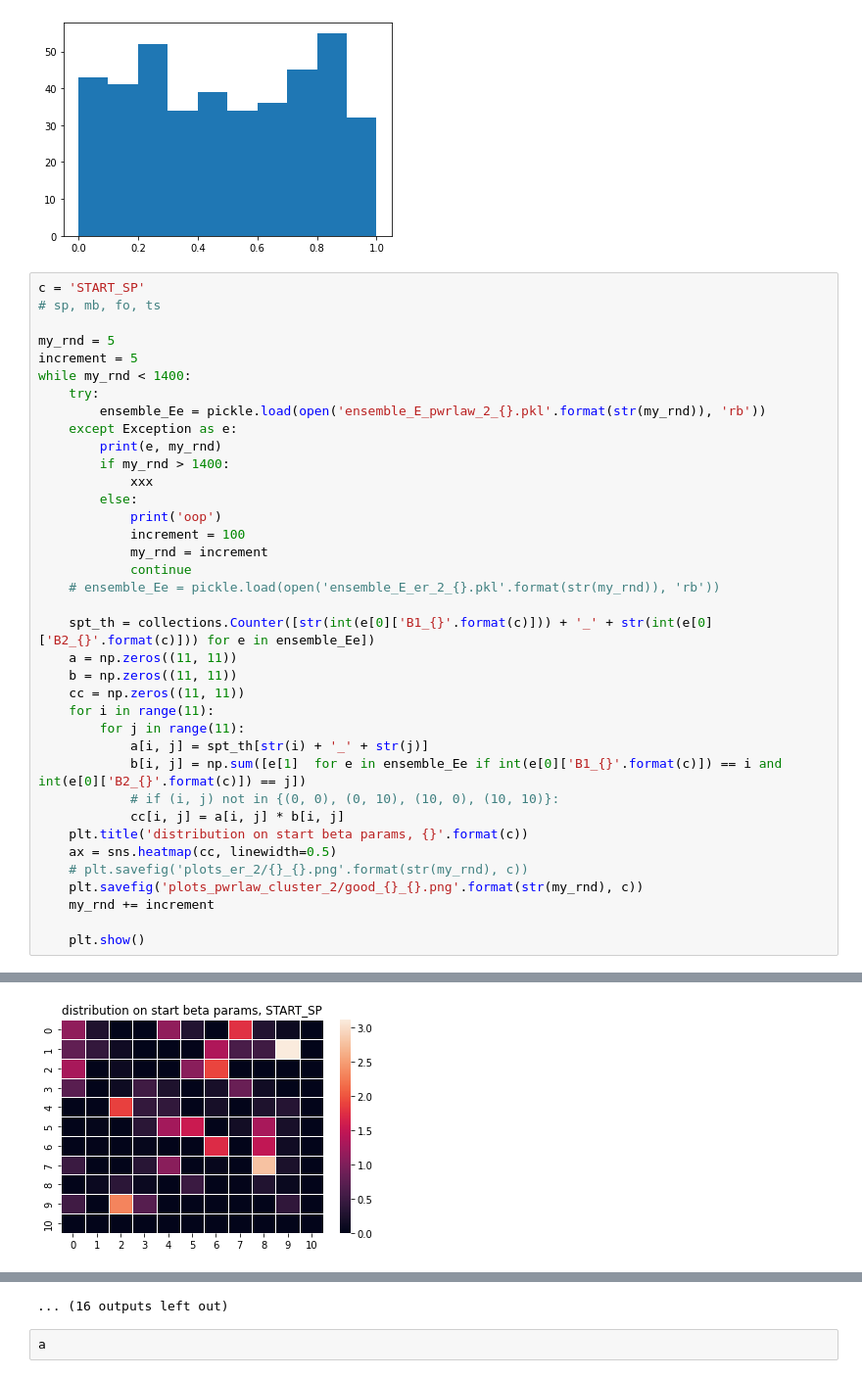
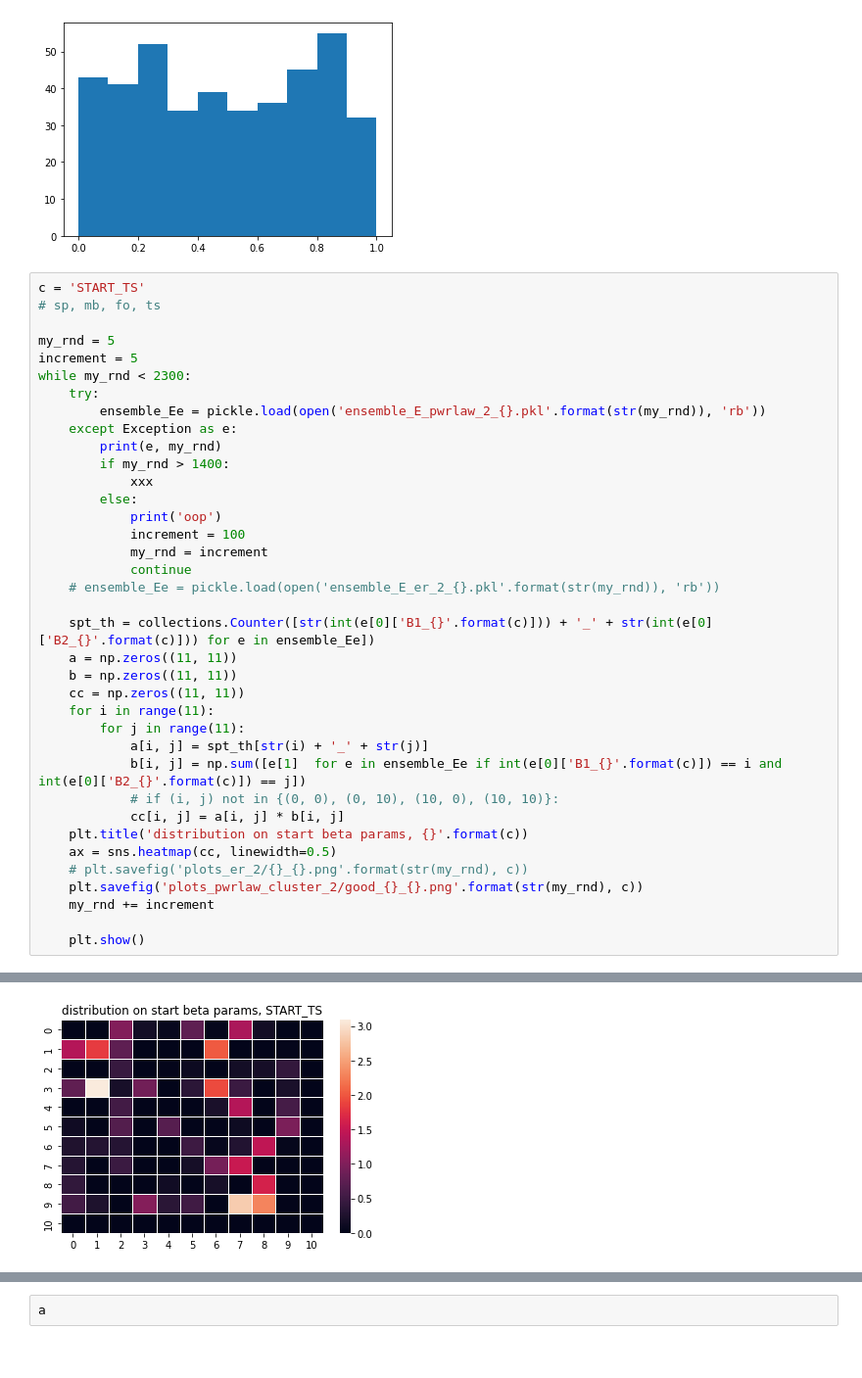
Before and after one commit to asmithh/bayesian-crap, a Jupyter notebook: bayesian things.ipynb, the cells around one changed output, grey strips where cells are left out. Shown at 98% size. Saved outputs shown, nothing was run; the diff lists cells and outputs as text.

```diff
--- a/bayesian things.ipynb
+++ b/bayesian things.ipynb
@@ -388,12 +388,12 @@ plt.show()
 # %% [output]
 [figure]
 # %%
-c = 'START_SP'
+c = 'START_TS'
 # sp, mb, fo, ts
 
 my_rnd = 5
 increment = 5
-while my_rnd < 1400:
+while my_rnd < 2300:
     try:
         ensemble_Ee = pickle.load(open('ensemble_E_pwrlaw_2_{}.pkl'.format(str(my_rnd)), 'rb'))
     except Exception as e:
@@ -430 +430 @@ while my_rnd < 1400:
-[figure, old version]
+[figure, new version]
@@ -440,4 +432,3 @@ while my_rnd < 1400:
-... (16 outputs left out)
 # %%
 a
 # %% [output]
```
Also changed, not shown: parts of 2 cells of this notebook, 1 other file.
